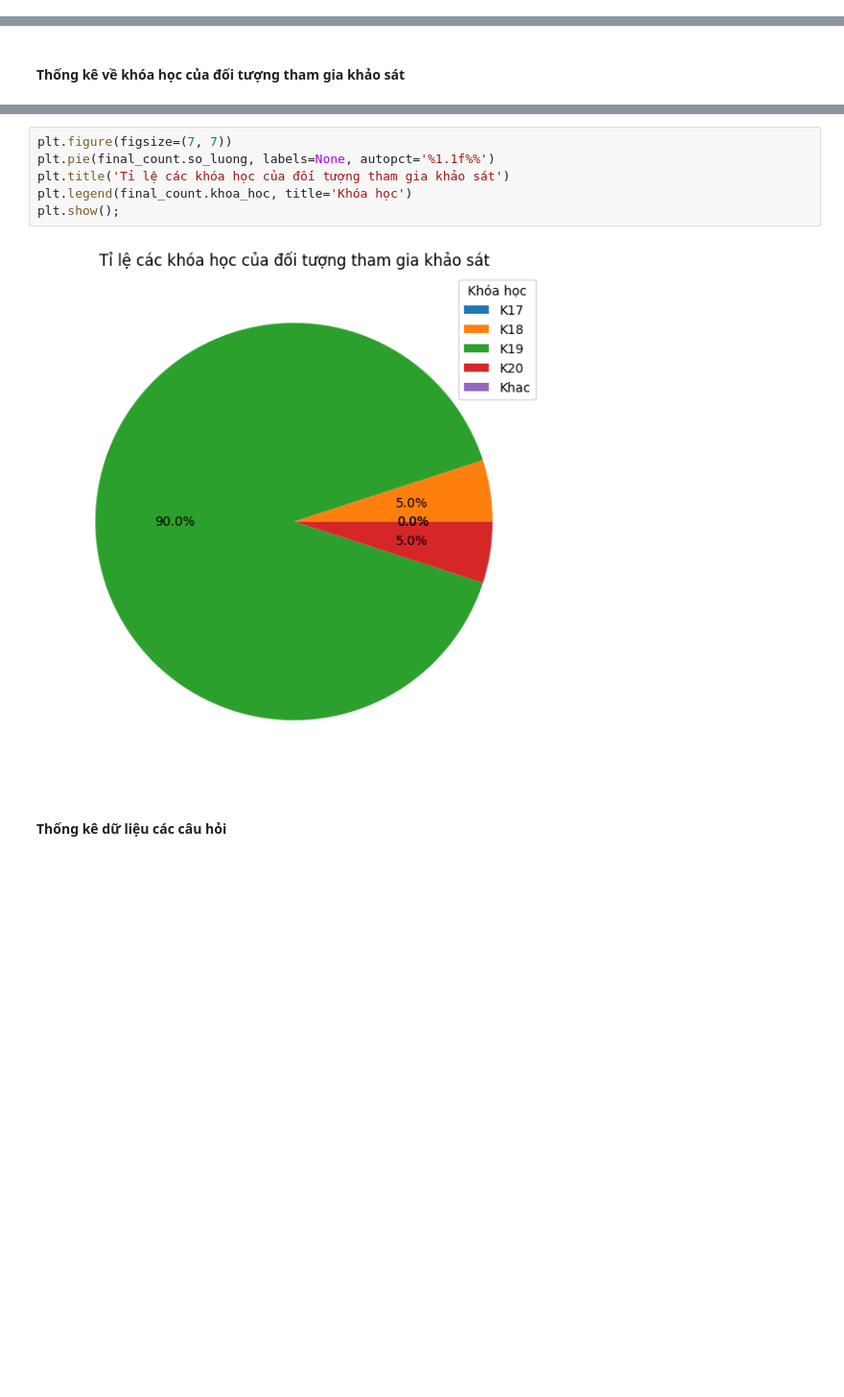
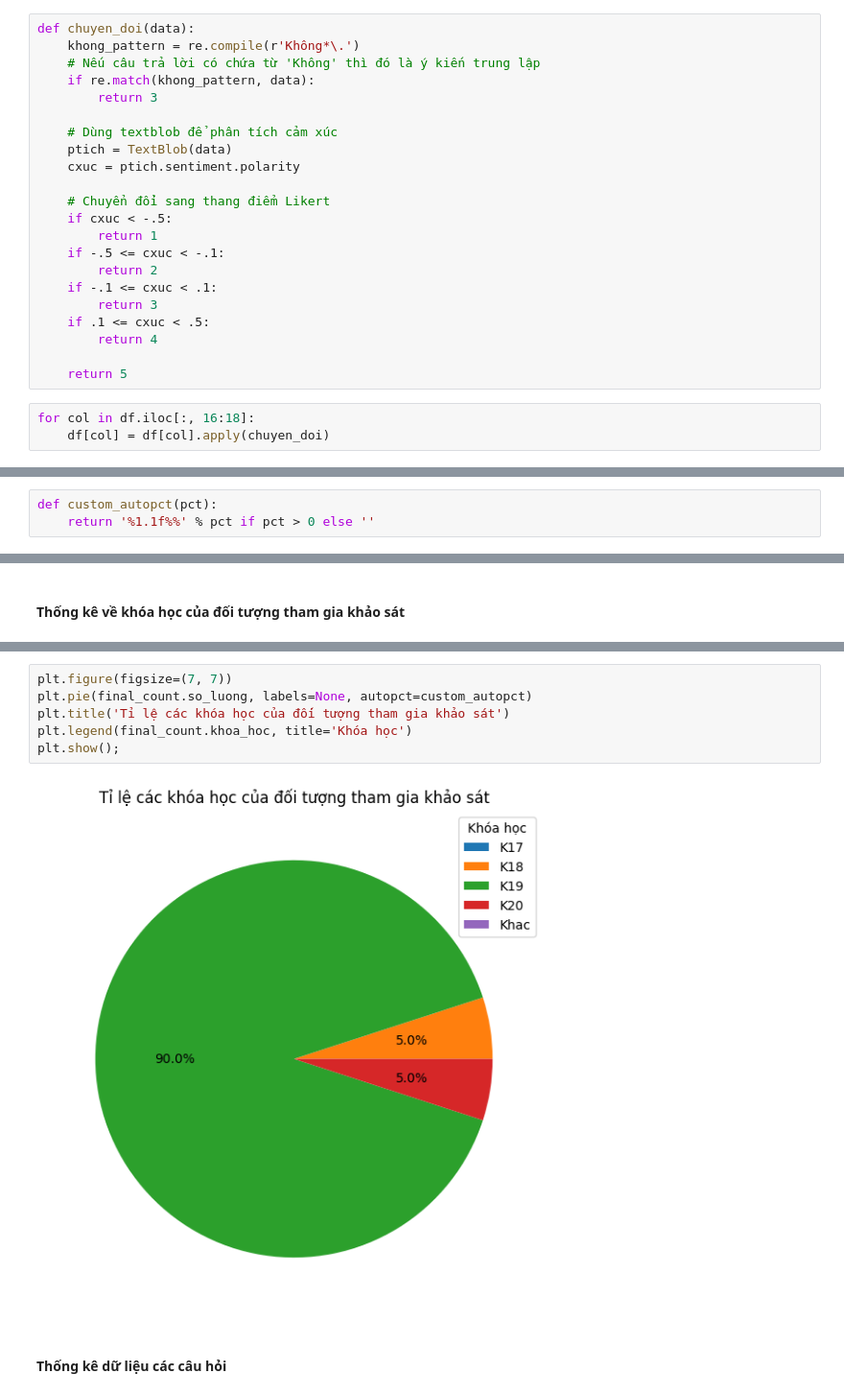
Before and after one commit to PhT09/Final_project_Intro_DS, a Jupyter notebook: Bai2.ipynb, the cells around one changed output, grey strips where cells are left out. Shown at 96% size. Cells and saved outputs as stored; diff of their text form; blank space fills up the shorter version.

```diff
--- a/Bai2.ipynb
+++ b/Bai2.ipynb
@@ -86,3 +88,28 @@ df.head(10)
 | 7 | 8 | Võ Lê Ánh Thu | 23715711 | 2 | 3 | Quản trị kinh doanh | 4 | 5 | 5 | 5 | 5 | ... |
 | 8 | 9 | Đăng Thị Thúy Ngân | 24707631 | 2 | 4 | Kế toán | 4 | 4 | 3 | 2 | 5 | ... |
 | 9 | 10 | Huỳnh Thị Mỹ Duyên | 23722431 | 2 | 3 | Thương mại du lịch | 4 | 5 | 4 | 5 | 4 | ... |
+# %%
+def chuyen_doi(data):
+    khong_pattern = re.compile(r'Không*\.')
+    # Nếu câu trả lời có chứa từ 'Không' thì đó là ý kiến trung lập
+    if re.match(khong_pattern, data):
+        return 3
+
+    # Dùng textblob để phân tích cảm xúc
+    ptich = TextBlob(data)
+    cxuc = ptich.sentiment.polarity
+
+    # Chuyển đổi sang thang điểm Likert
+    if cxuc < -.5:
+        return 1
+    if -.5 <= cxuc < -.1:
+        return 2
+    if -.1 <= cxuc < .1:
+        return 3
+    if .1 <= cxuc < .5:
+        return 4
+
+    return 5
+# %%
+for col in df.iloc[:, 16:18]:
+    df[col] = df[col].apply(chuyen_doi)
@@ -97,4 +145,7 @@ gender_count
 |  | gioi_tinh | so_luong |
 | 0 | Nam | 45 |
 | 1 | Nữ | 15 |
+# %%
+def custom_autopct(pct):
+    return '%1.1f%%' % pct if pct > 0 else ''
 # %%
@@ -122,12 +175,12 @@ final_count
 | 4 | Khac | 0 |
 # %%
 plt.figure(figsize=(7, 7))
-plt.pie(final_count.so_luong, labels=None, autopct='%1.1f%%')
+plt.pie(final_count.so_luong, labels=None, autopct=custom_autopct)
 plt.title('Tỉ lệ các khóa học của đối tượng tham gia khảo sát')
 plt.legend(final_count.khoa_hoc, title='Khóa học')
 plt.show();
 # %% [output]
-[figure, old version]
+[figure, new version]
 # %% [markdown]
 #### Thống kê dữ liệu các câu hỏi
 # %%
```
Also changed, not shown: parts of 18 cells of this notebook.
